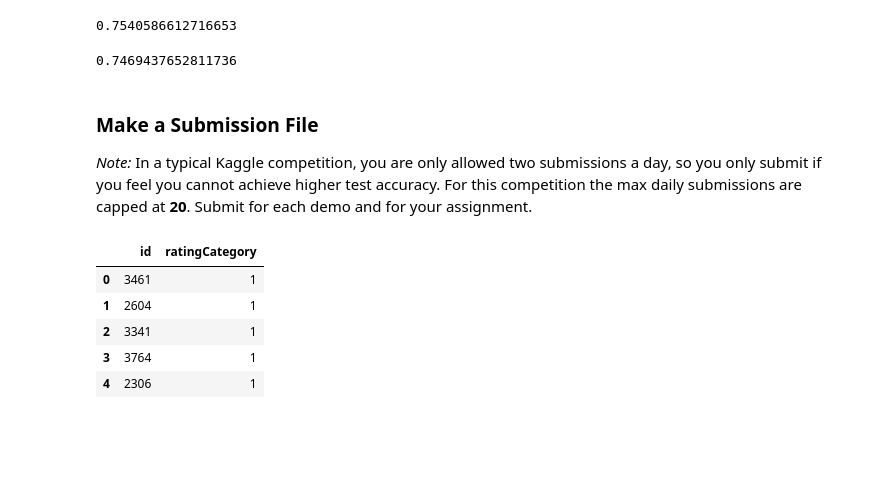
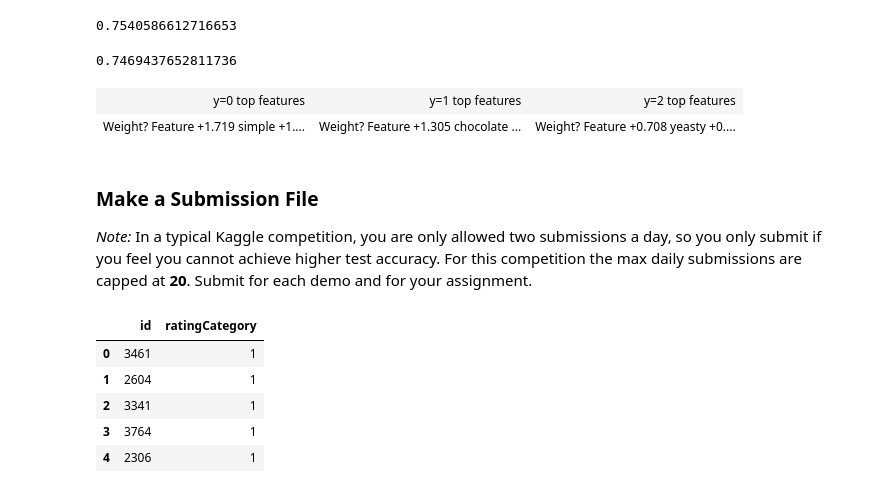
Before and after one commit to term1830/DS-Unit-4-Sprint-1-NLP, a Jupyter notebook: module3-document-classification/LS_DSPT7_413_Document_Classification_Assignment.ipynb, the cells around one changed output. Cells and saved outputs as stored; diff of their text form; code cells hidden in the pictures; blank space fills up the shorter version.

```diff
--- a/module3-document-classification/LS_DSPT7_413_Document_Classification_Assignment.ipynb
+++ b/module3-document-classification/LS_DSPT7_413_Document_Classification_Assignment.ipynb
@@ -196,6 +192,17 @@ pred = grid_search.predict(X_test)
 accuracy_score(y_test, pred)
 # %% [output]
 0.7469437652811736
+# %%
+best_model = grid_search.best_estimator_
+vect = best_model.named_steps['vect']
+clf = best_model.named_steps['clf']
+# %%
+import eli5
+
+eli5.show_weights(clf, vec=vect, top=20)
+# %% [output]
+| y=0 top features | y=1 top features | y=2 top features |
+| Weight? Feature +1.719 simple +1.... | Weight? Feature +1.305 chocolate ... | Weight? Feature +0.708 yeasty +0.... |
 # %% [markdown]
 ### Make a Submission File
 *Note:* In a typical Kaggle competition, you are only allowed two submissions a day, so you only submit if you feel you cannot achieve higher test accuracy. For this competition the max daily submissions are capped at **20**. Submit for each demo and for your assignment.
```
Also changed, not shown: parts of 5 cells of this notebook.
